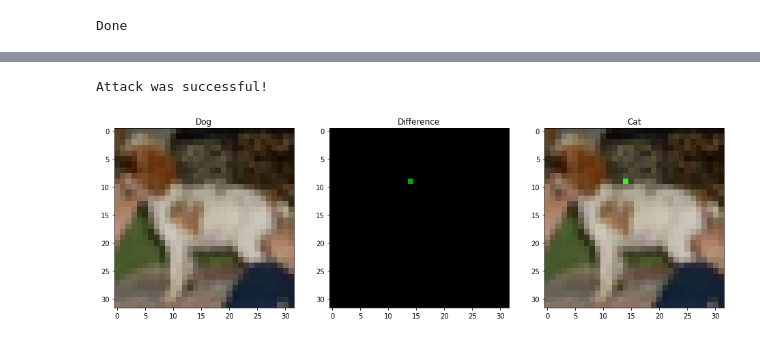
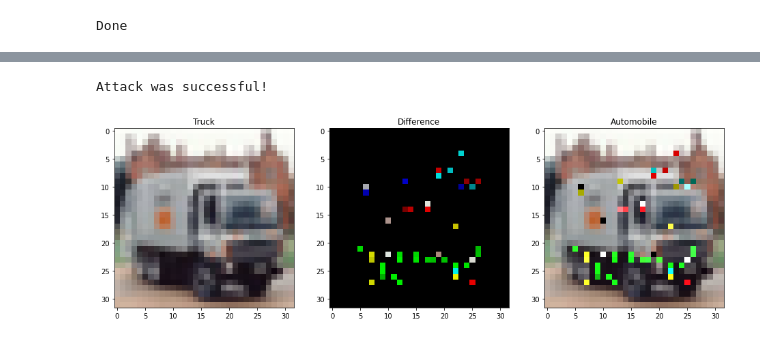
Before and after one commit to matthiasdellago/AdversarialLabelFlips, a Jupyter notebook: code/visualize.ipynb, the cells around one changed output, grey strips where cells are left out. Drawn from its saved outputs; the diff is of its cells as text; code cells hidden in the pictures.

```diff
--- a/code/visualize.ipynb
+++ b/code/visualize.ipynb
@@ -101,18 +101,18 @@ difference = original_images-adversarial_examples
 # For CIFAR-10
 names = ['Airplane', 'Automobile', 'Bird', 'Cat', 'Deer', 'Dog', 'Frog', 'Horse', 'Ship', 'Truck']
 # %%
-k = 12
+k = 11
 fig, axes =  plt.subplots(1,3, figsize=(16,12))
 
 axes[0].imshow(original_images[k].cpu())
 axes[1].imshow(np.abs(difference[k].cpu()))
 axes[2].imshow(adversarial_examples[k].cpu())
 
 axes[0].set_title(f"{names[labels[k]]}")
 axes[1].set_title("Difference")
 axes[2].set_title(f"{names[prediction[k]]}")
 
 print("Attack was successful!" if success[k] else "Attack failed")
 # %% [output]
 Attack was successful!
-[figure, old version]
+[figure, new version]
```
Also changed, not shown: parts of 4 cells of this notebook.
